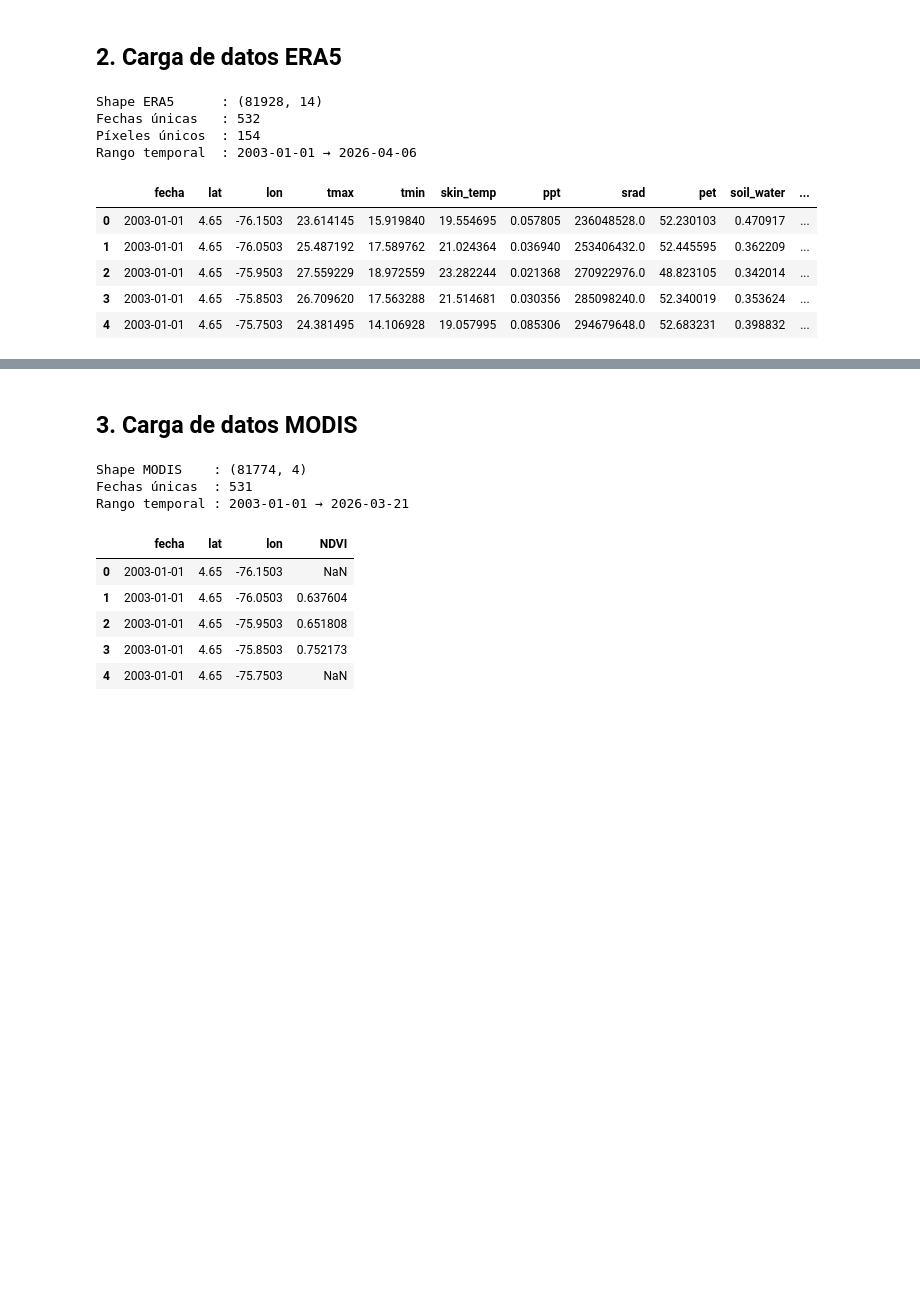
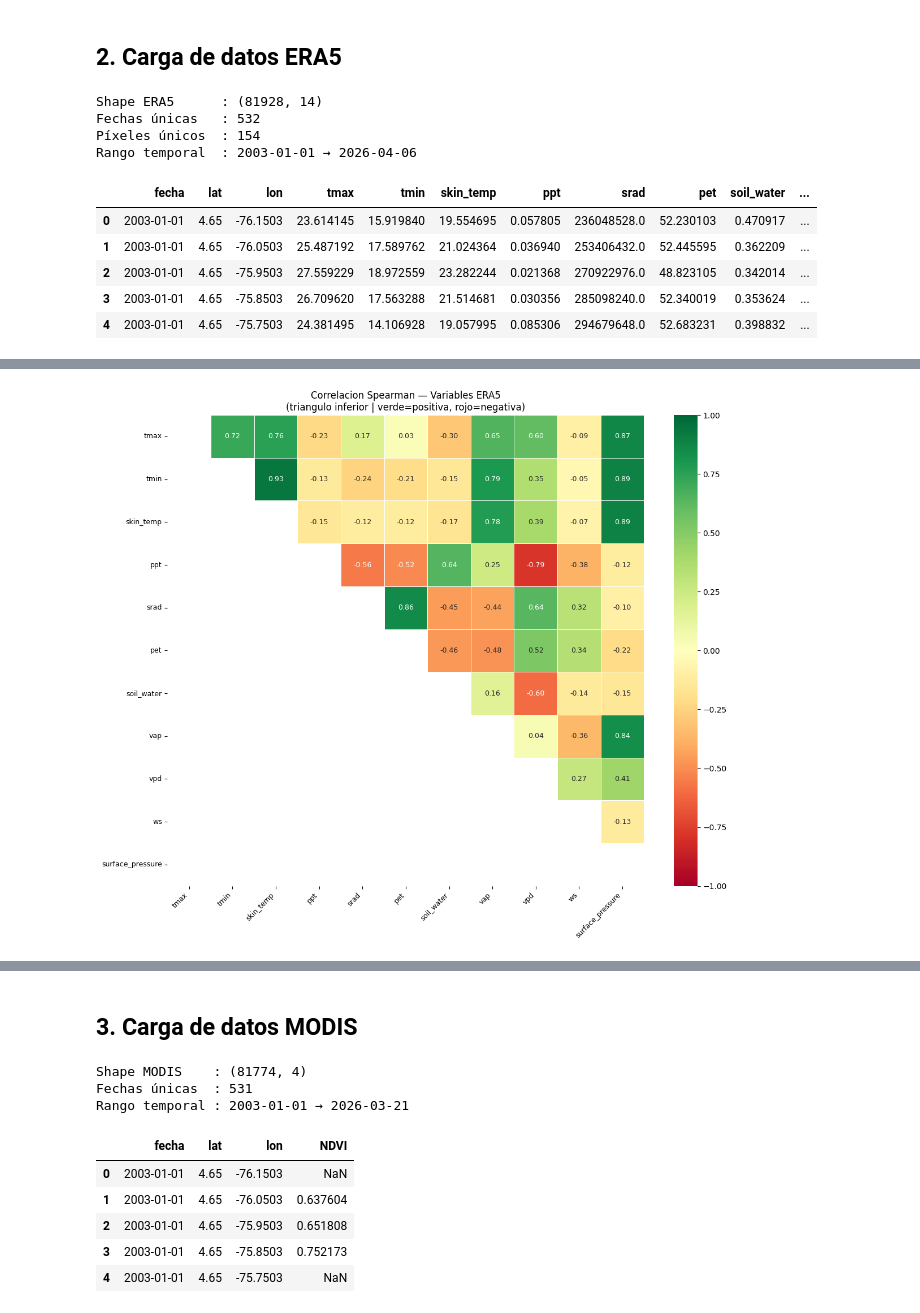
Before and after one commit to MpaulaPo/ProyectoFinal_RedCafe, a Jupyter notebook: notebooks/01_Procesamiento.ipynb, the cells around one changed output, grey strips where cells are left out. Drawn from its saved outputs; the diff is of its cells as text; code cells hidden in the pictures; blank space fills up the shorter version.

```diff
--- a/notebooks/01_Procesamiento.ipynb
+++ b/notebooks/01_Procesamiento.ipynb
@@ -128,0 +289,89 @@ Rango temporal  : 2003-01-01 → 2026-04-06
+# %%
+from scipy import stats
+import matplotlib.pyplot as plt
+import seaborn as sns
+import numpy as np
+import pandas as pd
+
+VARS_ERA5 = ['tmax', 'tmin', 'skin_temp', 'ppt', 'srad',
+             'pet', 'soil_water', 'vap', 'vpd', 'ws', 'surface_pressure']
+
+# ── 1. Calcular matriz de correlacion Spearman ────────────────────────
+df_corr = df_era5[VARS_ERA5].dropna()
+print(f"Observaciones usadas: {len(df_corr):,}")
+
+corr_matrix, pval_matrix = stats.spearmanr(df_corr)
+corr_df = pd.DataFrame(corr_matrix, index=VARS_ERA5, columns=VARS_ERA5)
+pval_df = pd.DataFrame(pval_matrix, index=VARS_ERA5, columns=VARS_ERA5)
+
+# ── 2. Tabla de correlaciones ─────────────────────────────────────────
+print("\n=== MATRIZ DE CORRELACION SPEARMAN ===\n")
+print(corr_df.round(3).to_string())
+
+# ── 3. Pares con alta correlacion (posible multicolinealidad) ─────────
+print("\n=== PARES CON |rho| >= 0.70 (posible multicolinealidad) ===\n")
+print(f"{'Variable 1':<18} {'Variable 2':<18} {'rho':>8} {'p-valor':>12}")
+print("─" * 60)
+
+pares_altos = []
+for i, v1 in enumerate(VARS_ERA5):
+    for j, v2 in enumerate(VARS_ERA5):
+        if j <= i:
+            continue
+        rho = corr_df.loc[v1, v2]
+        pv  = pval_df.loc[v1, v2]
+        if abs(rho) >= 0.70:
+            pares_altos.append({'v1': v1, 'v2': v2, 'rho': rho, 'pval': pv})
+            print(f"  {v1:<16} {v2:<16} {rho:>+8.3f} {pv:>12.2e}")
+
+if len(pares_altos) == 0:
+    print("  Ningún par supera el umbral de 0.70")
+
+# ── 4. Correlacion de cada variable con las demas (promedio) ──────────
+print("\n=== CORRELACION PROMEDIO POR VARIABLE ===\n")
+corr_abs_mean = (corr_df.abs()
+                 .replace(1.0, np.nan)
+                 .mean()
+                 .sort_values(ascending=False))
+for var, val in corr_abs_mean.items():
+    print(f"  {var:<20}: rho_medio = {val:.3f}")
+
+# ── 5. Heatmap ────────────────────────────────────────────────────────
+fig, ax = plt.subplots(figsize=(12, 10))
+
+mask = np.triu(np.ones_like(corr_matrix, dtype=bool), k=1)
+
+sns.heatmap(
+    corr_df,
+    annot=True, fmt=".2f", cmap="RdYlGn",
+    vmin=-1, vmax=1, center=0,
+    mask=~mask,
+    linewidths=0.5,
+    annot_kws={"size": 9},
+    ax=ax
+)
+
+ax.set_title("Correlacion Spearman — Variables ERA5\n"
+             "(triangulo inferior | verde=positiva, rojo=negativa)",
+             fontsize=12)
+ax.set_xticklabels(ax.get_xticklabels(), rotation=45, ha='right', fontsize=9)
+ax.set_yticklabels(ax.get_yticklabels(), rotation=0, fontsize=9)
+plt.tight_layout()
+plt.savefig('correlacion_spearman_era5.png', dpi=150, bbox_inches='tight')
+plt.show()
+
+# ── 6. Resumen para decision de variables a eliminar ──────────────────
+print("\n=== RESUMEN PARA DECISION DE VARIABLES ===")
+print(f"Pares con |rho| >= 0.70 : {len(pares_altos)}")
+print(f"Pares con |rho| >= 0.90 : "
+      f"{sum(1 for p in pares_altos if abs(p['rho']) >= 0.90)}")
+if pares_altos:
+    print("\nVariables candidatas a eliminar por alta correlacion:")
+    vars_problematicas = set()
+    for p in pares_altos:
+        if abs(p['rho']) >= 0.80:
+            vars_problematicas.add(p['v1'])
+            vars_problematicas.add(p['v2'])
+    for v in vars_problematicas:
+        print(f"  {v}")
+# %% [output]
@@ -128,0 +395 @@ Rango temporal  : 2003-01-01 → 2026-04-06
+[figure, added]
```
Also changed, not shown: parts of 16 cells of this notebook.
